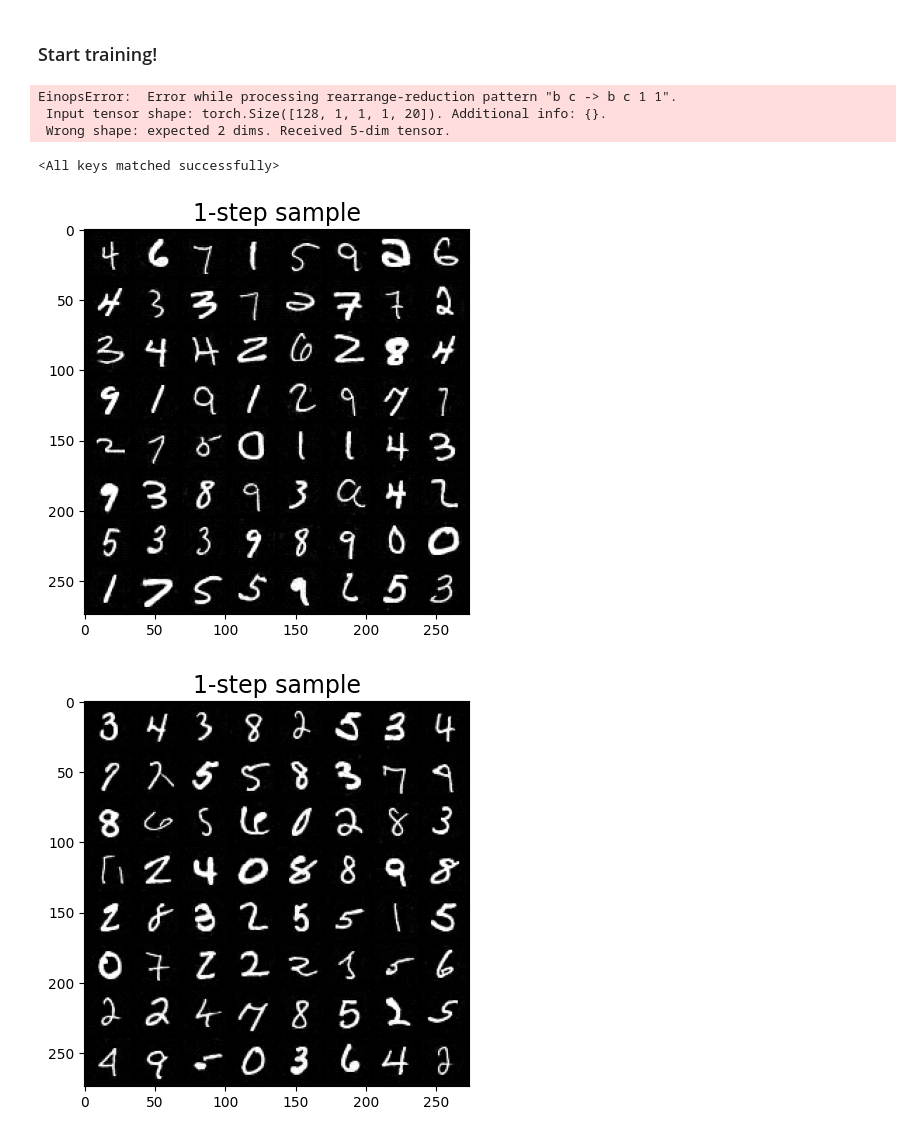
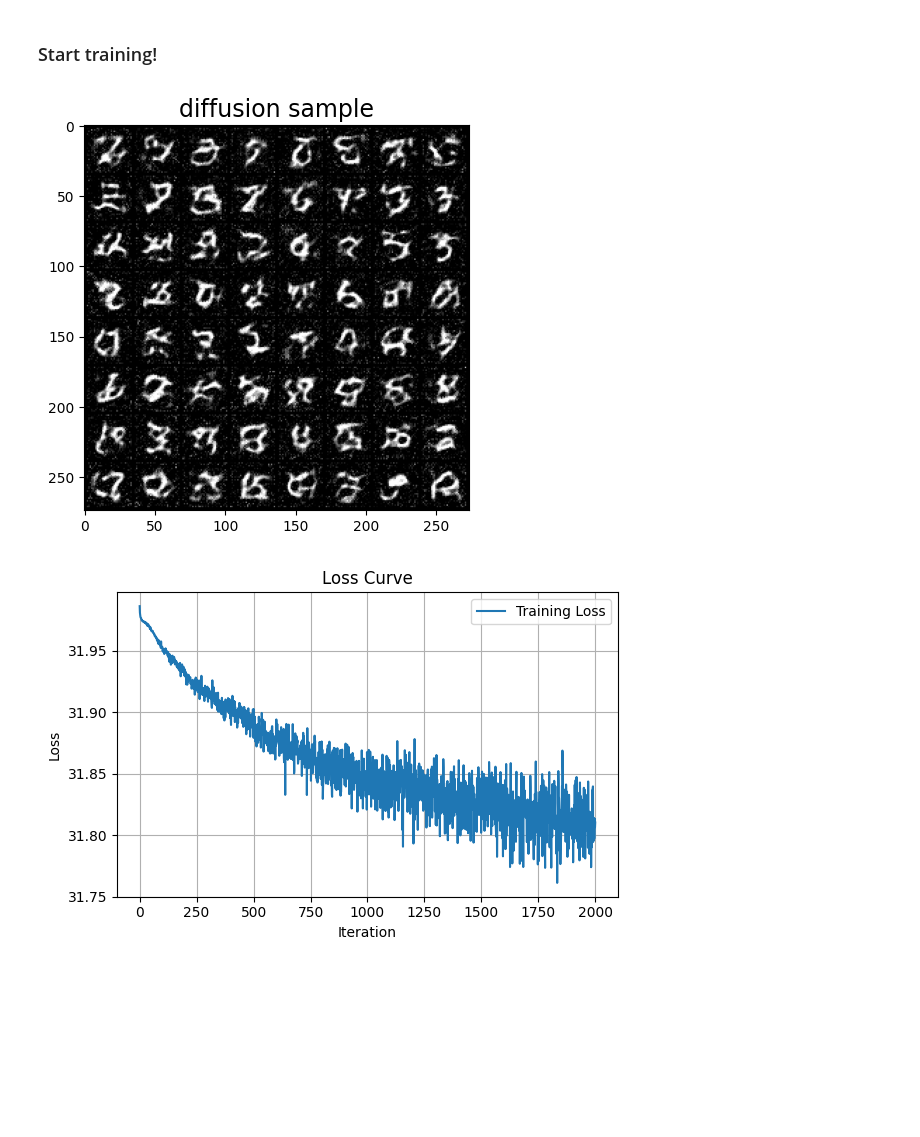
Before and after one commit to a-little-hoof/easy_meanflow, a Jupyter notebook: 1step_mnist_mf.ipynb, the cells around one changed output. Drawn from its saved outputs; the diff is of its cells as text; code cells hidden in the pictures; blank space fills up the shorter version.

```diff
--- a/1step_mnist_mf.ipynb
+++ b/1step_mnist_mf.ipynb
@@ -445,7 +445,7 @@ class MeanFlowLoss:
 
         # Compute model output and time derivative
         def u_wrapper(z, t, r):
-            return net(z, t, h=t-r)
+            return net(z, t.squeeze(), h=(t-r).squeeze())
 
         primals = (z_t, t, r)
         tangents = (v_g, torch.ones_like(t), torch.zeros_like(t))
@@ -470,13 +470,13 @@ def generate(mf, noise):
     z = noise
     t = torch.zeros(B,1,1,1).to(noise.device)
     h = torch.ones_like(t)  # Initialize h as ones
-    x0 = z-mf(noise, t, h)
+    x0 = z-mf(noise, t.squeeze(), h.squeeze())
 
     return x0
 # %% [markdown]
 ### Mean Flows training loop
 # %%
-def train(mf, max_iter, batch_size, Sd_opt_args,
+def train(mf, max_iter, batch_size, mf_opt_args,
           num_workers, val_interval, checkpoint=None):
 
     device = 'cuda'
@@ -491,20 +491,24 @@ def train(mf, max_iter, batch_size, Sd_opt_args,
 
 
     # create optimizer
-    mf_optimizer = torch.optim.Adam(mf.parameters(), **Sd_opt_args)
+    mf_optimizer = torch.optim.Adam(mf.parameters(), **mf_opt_args)
 
     mf_loss = MeanFlowLoss()
 
+    loss_history = []
     mf.train()
     for i in tqdm(range(max_iter)):
 
         x0 = next(dataloader)[0].to(device)
 
         loss = mf_loss(mf, x0)
+        loss_history.append(loss.item())
 
         mf_optimizer.zero_grad()
         loss.backward()
         mf_optimizer.step()
+
+
 
         if i % val_interval == 0:
 
@@ -528,6 +532,18 @@ def train(mf, max_iter, batch_size, Sd_opt_args,
             plt.imshow(grid(gen_x0.cpu()).squeeze())
             plt.show()
 
+            # 2. 实时绘制 loss 曲线
+            if i != 0:
+                plt.figure(figsize=(6, 4))
+                plt.plot(loss_history, label='Training Loss')
+                plt.title('Loss Curve')
+                plt.xlabel('Iteration')
+                plt.ylabel('Loss')
+                plt.grid(True)
+                plt.legend()
+                plt.tight_layout()
+                plt.show()
+
     torch.save({
                 'mf': mf.state_dict(),
     }, 'save/mnist_mf.pt')
@@ -539,23 +555,22 @@ def train(mf, max_iter, batch_size, Sd_opt_args,
 # %%
 device = 'cuda'
 
 train_params = {
     'max_iter': 50000,
-    'batch_size' : 128,
-    'Sd_opt_args' : {'lr' : 0.001, 'betas' : (0.9, 0.99), 'eps' : 1e-08},
+    'batch_size' : 32,
+    'mf_opt_args' : {'lr' : 0.0001, 'betas' : (0.9, 0.99), 'eps' : 1e-08},
     'num_workers': 2,
-    'val_interval': 1000}
+    'val_interval': 100}
 
 
 mf = Unet(
     dim=32,
     channels=1,
     dim_mults=(1, 2, 4, )
 ).to(device)
 
 
 train(mf, **train_params)
 # %% [output]
-EinopsError:  Error while processing rearrange-reduction pattern "b c -> b c 1 1".
- Input tensor shape: torch.Size([128, 1, 1, 1, 20]). Additional info: {}.
- Wrong shape: expected 2 dims. Received 5-dim tensor.
+[figure, added]
+[figure, added]
@@ -704,27 +576,0 @@ def train_distill(Sd, gen_t, method, Sg_opt_args, G_opt_args,
-# %%
-device = 'cuda'
-
-distill_params = {
-    'max_iter': 1001,
-    'batch_size' : 128,
-    'Sg_opt_args' : {'lr' : 0.0001, 'betas' : (0.0, 0.99), 'eps' : 1e-08},
-    'G_opt_args' : {'lr' : 0.0001, 'betas' : (0.0, 0.99), 'eps' : 1e-08},
-    'val_interval': 1000}
-
-Sd = Unet(
-    dim=32,
-    channels=1,
-    dim_mults=(1, 2, 4, )
-).to(device)
-
-Sd.load_state_dict(torch.load('save/mnist_reflow.pt')['Sd'])
-# %% [output]
-<All keys matched successfully>
-# %%
-train_distill(Sd, gen_t=500, method='Diff-Instruct', **distill_params)
-# %% [output]
-[figure, removed]
-# %%
-train_distill(Sd, gen_t=500, method='Score-Implicit-Matching', **distill_params)
-# %% [output]
-[figure, removed]
```
Also changed, not shown: parts of 3 cells of this notebook.
